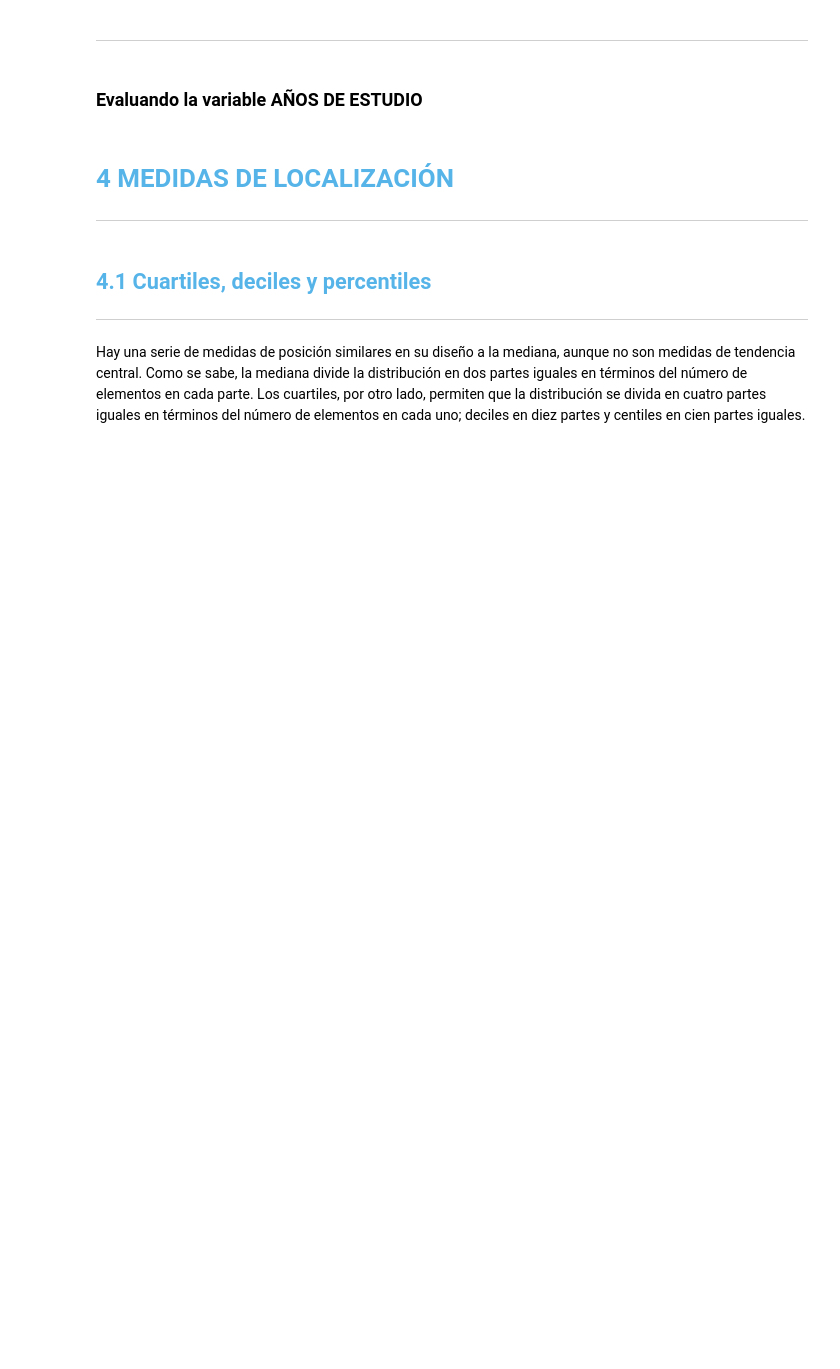
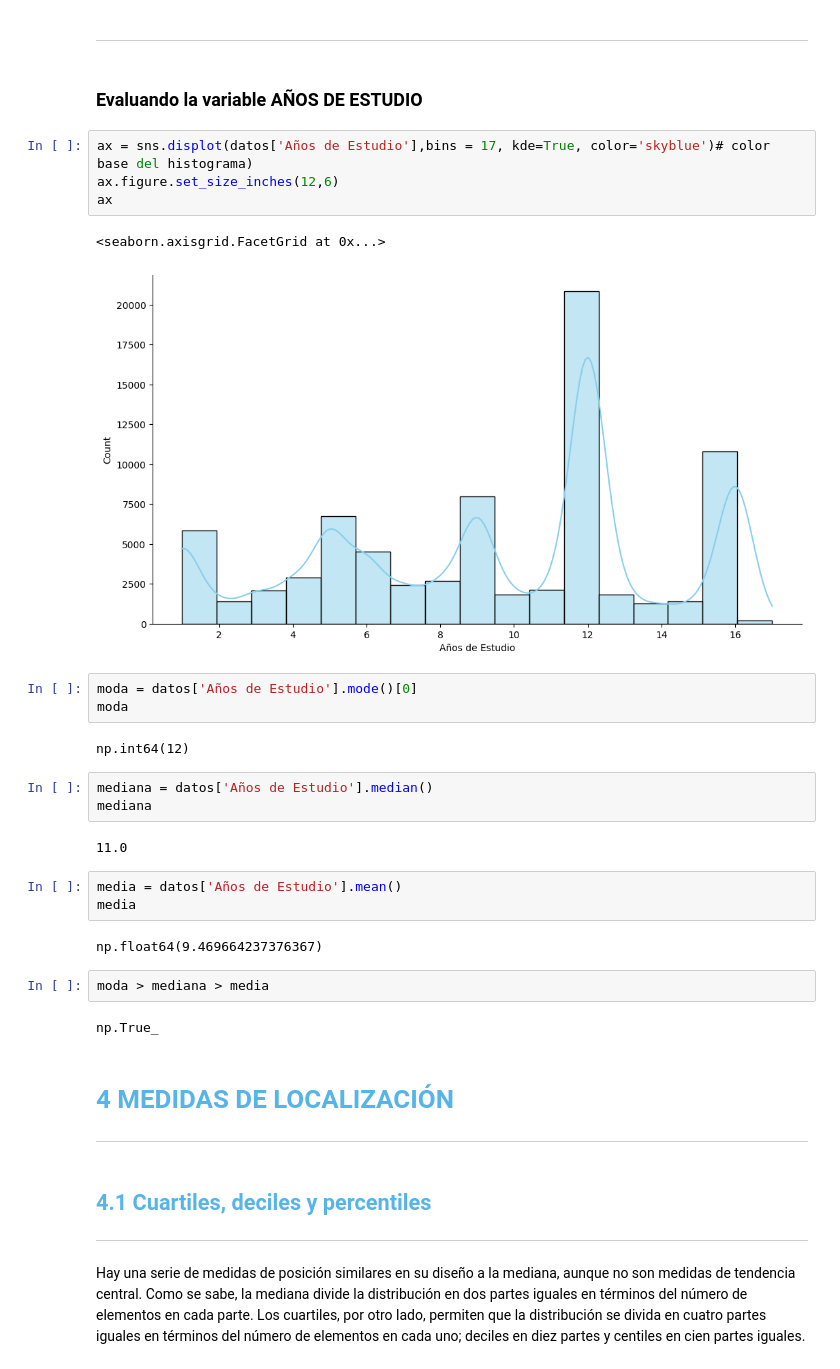
Before and after one commit to germaini/DATA_Desafio_tienda, a Jupyter notebook: Curso_de_Estadística_con_Python_1.ipynb, the cells around one changed output. Saved outputs shown, nothing was run; the diff lists cells and outputs as text; blank space fills up the shorter version.

```diff
--- a/Curso_de_Estadística_con_Python_1.ipynb
+++ b/Curso_de_Estadística_con_Python_1.ipynb
@@ -759,6 +918,32 @@ La moda se puede definir como el valor más frecuente de un conjunto de datos. L
 ***
 # %% [markdown]
 ### Evaluando la variable AÑOS DE ESTUDIO
+# %%
+ax = sns.displot(datos['Años de Estudio'],bins = 17, kde=True, color='skyblue')# color base del histograma)
+ax.figure.set_size_inches(12,6)
+ax
+# %% [output]
+<seaborn.axisgrid.FacetGrid at 0x...>
+[figure, added]
+# %%
+moda = datos['Años de Estudio'].mode()[0]
+moda
+# %% [output]
+np.int64(12)
+# %%
+mediana = datos['Años de Estudio'].median()
+mediana
+# %% [output]
+11.0
+# %%
+media = datos['Años de Estudio'].mean()
+media
+# %% [output]
+np.float64(9.469664237376367)
+# %%
+moda > mediana > media
+# %% [output]
+np.True_
 # %% [markdown]
 # <font color=#56B4E9>4 MEDIDAS DE LOCALIZACIÓN</font>
 ***
```
Also changed, not shown: parts of 57 cells of this notebook.
